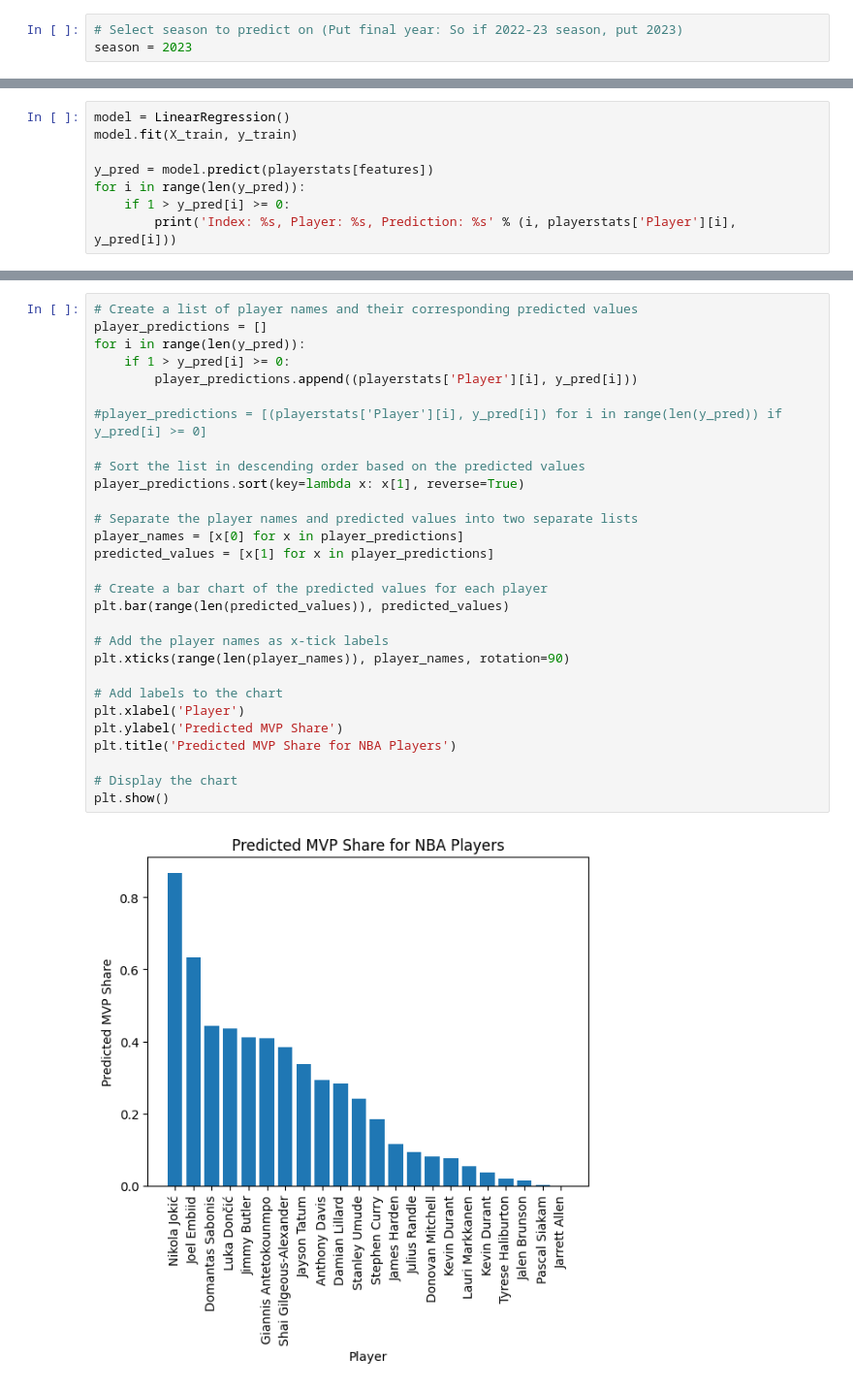
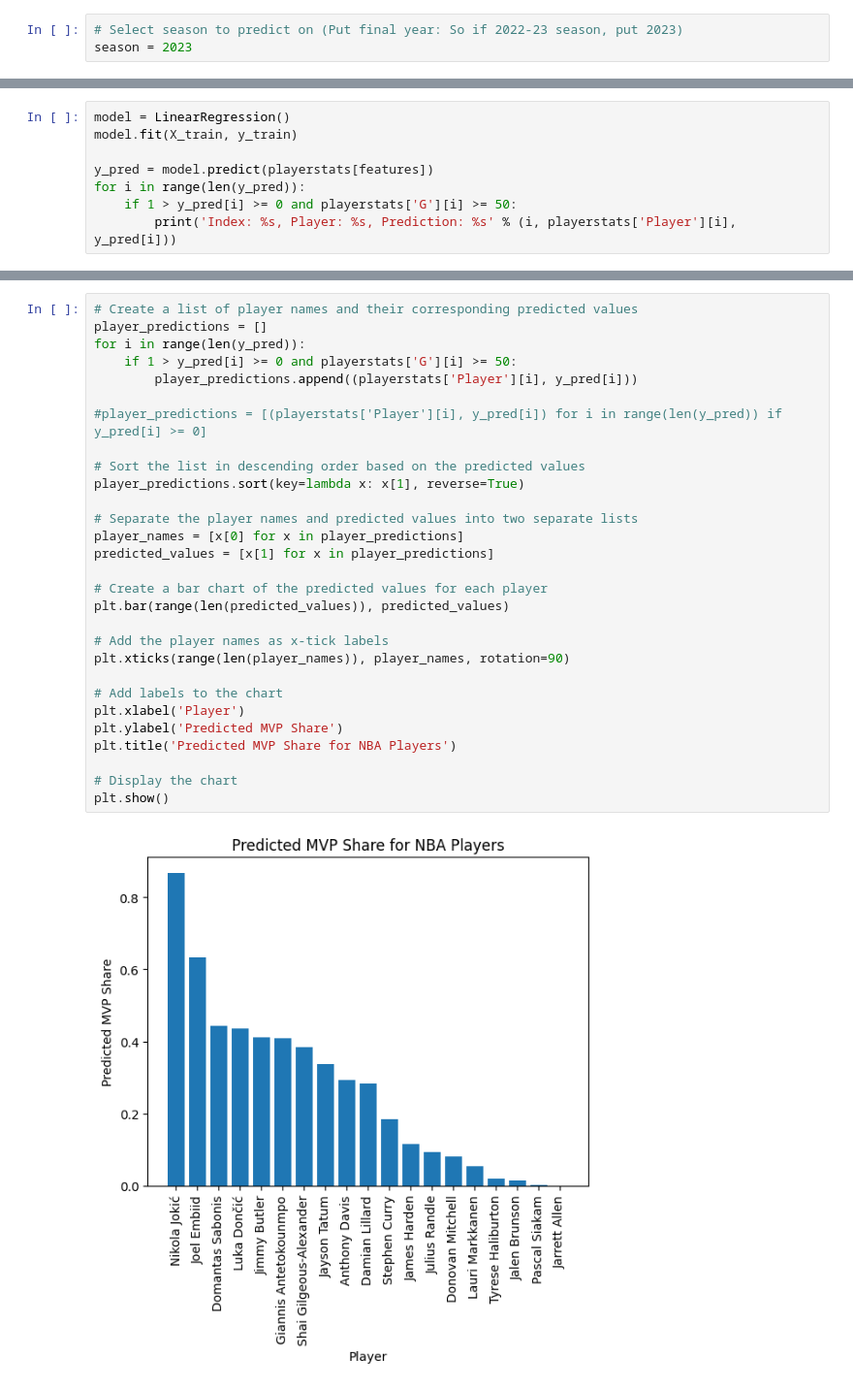
Before and after one commit to AlbertChen7/nbamvppredictor, a Jupyter notebook: bbmvppred_playrsscraped.ipynb, the cells around one changed output, grey strips where cells are left out. Shown at 97% size. Drawn from its saved outputs; the diff is of its cells as text.

```diff
--- a/bbmvppred_playrsscraped.ipynb
+++ b/bbmvppred_playrsscraped.ipynb
@@ -110,7 +110,7 @@ model.fit(X_train, y_train)
 
 y_pred = model.predict(playerstats[features])
 for i in range(len(y_pred)):
-    if 1 > y_pred[i] >= 0:
+    if 1 > y_pred[i] >= 0 and playerstats['G'][i] >= 50:
         print('Index: %s, Player: %s, Prediction: %s' % (i, playerstats['Player'][i], y_pred[i]))
 # %% [output]
 Index: 9, Player: Jarrett Allen, Prediction: 0.0012737407764700226
@@ -133,31 +135,31 @@ Index: 613, Player: Stanley Umude, Prediction: 0.2423121641822108
 # %%
 # Create a list of player names and their corresponding predicted values
 player_predictions = []
 for i in range(len(y_pred)):
-    if 1 > y_pred[i] >= 0:
+    if 1 > y_pred[i] >= 0 and playerstats['G'][i] >= 50:
         player_predictions.append((playerstats['Player'][i], y_pred[i]))
 
 #player_predictions = [(playerstats['Player'][i], y_pred[i]) for i in range(len(y_pred)) if y_pred[i] >= 0]
 
 # Sort the list in descending order based on the predicted values
 player_predictions.sort(key=lambda x: x[1], reverse=True)
 
 # Separate the player names and predicted values into two separate lists
 player_names = [x[0] for x in player_predictions]
 predicted_values = [x[1] for x in player_predictions]
 
 # Create a bar chart of the predicted values for each player
 plt.bar(range(len(predicted_values)), predicted_values)
 
 # Add the player names as x-tick labels
 plt.xticks(range(len(player_names)), player_names, rotation=90)
 
 # Add labels to the chart
 plt.xlabel('Player')
 plt.ylabel('Predicted MVP Share')
 plt.title('Predicted MVP Share for NBA Players')
 
 # Display the chart
 plt.show()
 # %% [output]
-[figure, old version]
+[figure, new version]
```
Also changed, not shown: parts of 1 cell of this notebook.
